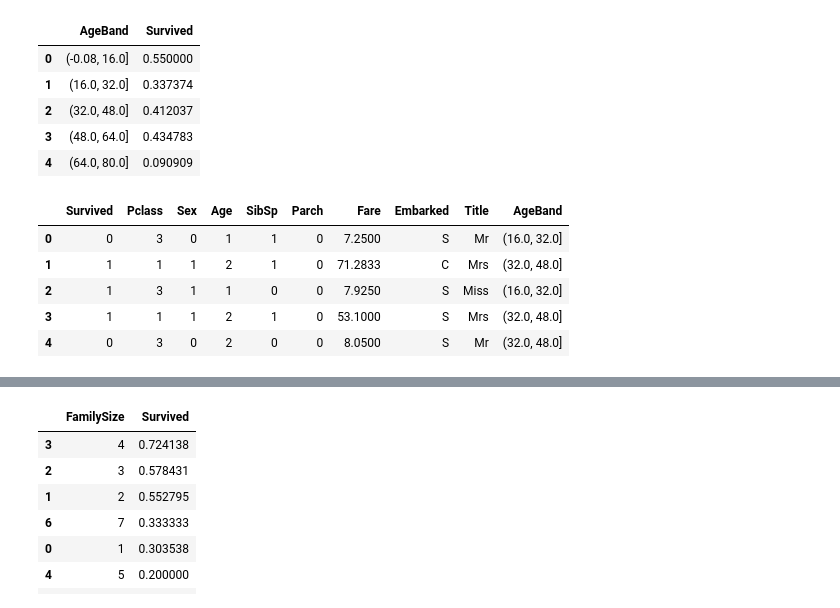
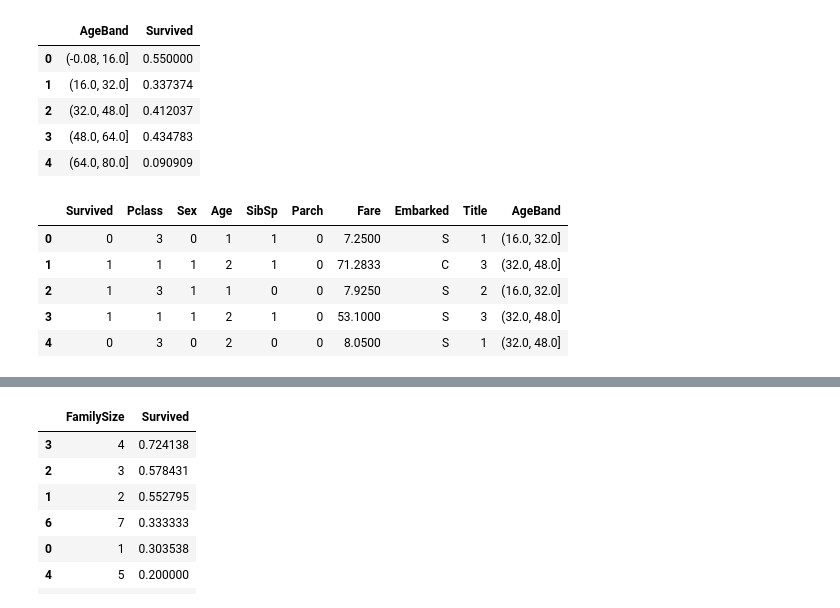
Before and after one commit to yagaoka/kaggle-Competition, a Jupyter notebook: Titanic/Titanic_Data_Science_Solutions.ipynb, the cells around one changed output, grey strips where cells are left out. Cells and saved outputs as stored; diff of their text form; code cells hidden in the pictures.

```diff
--- a/Titanic/Titanic_Data_Science_Solutions.ipynb
+++ b/Titanic/Titanic_Data_Science_Solutions.ipynb
@@ -200,3 +200,10 @@ train_df[["Title", "Survived"]].groupby(["Title"], as_index=False).mean()
 | 2 | Mr | 0.156673 |
 | 3 | Mrs | 0.793651 |
 | 4 | Rare | 0.347826 |
+# %%
+title_mapping = {"Mr": 1, "Miss": 2, "Mrs": 3, "Master": 4, "Rare": 5}
+for dataset in combine:
+    dataset["Title"] = dataset["Title"].map(title_mapping)
+    dataset["Title"] = dataset["Title"].fillna(0)
+
+train_df.head()
@@ -270,19 +284,19 @@ train_df[["AgeBand", "Survived"]].groupby(["AgeBand"], as_index=False).mean().so
 # %%
 for dataset in combine:
     dataset.loc[dataset["Age"] <= 16, "Age"] = 0
     dataset.loc[(dataset["Age"] > 16) & (dataset["Age"] <= 32), "Age"] = 1
     dataset.loc[(dataset["Age"] > 32) & (dataset["Age"] <= 48), "Age"] = 2
     dataset.loc[(dataset["Age"] > 48) & (dataset["Age"] <= 64), "Age"] = 3
-    dataset.loc[(dataset["Age"] > 64), "Age"] = 1
+    dataset.loc[(dataset["Age"] > 64), "Age"] = 4
 
 train_df.head()
 # %% [output]
 |  | Survived | Pclass | Sex | Age | SibSp | Parch | Fare | Embarked | Title | AgeBand |
-| 0 | 0 | 3 | 0 | 1 | 1 | 0 | 7.2500 | S | Mr | (16.0, 32.0] |
-| 1 | 1 | 1 | 1 | 2 | 1 | 0 | 71.2833 | C | Mrs | (32.0, 48.0] |
-| 2 | 1 | 3 | 1 | 1 | 0 | 0 | 7.9250 | S | Miss | (16.0, 32.0] |
-| 3 | 1 | 1 | 1 | 2 | 1 | 0 | 53.1000 | S | Mrs | (32.0, 48.0] |
-| 4 | 0 | 3 | 0 | 2 | 0 | 0 | 8.0500 | S | Mr | (32.0, 48.0] |
+| 0 | 0 | 3 | 0 | 1 | 1 | 0 | 7.2500 | S | 1 | (16.0, 32.0] |
+| 1 | 1 | 1 | 1 | 2 | 1 | 0 | 71.2833 | C | 3 | (32.0, 48.0] |
+| 2 | 1 | 3 | 1 | 1 | 0 | 0 | 7.9250 | S | 2 | (16.0, 32.0] |
+| 3 | 1 | 1 | 1 | 2 | 1 | 0 | 53.1000 | S | 3 | (32.0, 48.0] |
+| 4 | 0 | 3 | 0 | 2 | 0 | 0 | 8.0500 | S | 1 | (32.0, 48.0] |
 # %%
 train_df = train_df.drop(["AgeBand"], axis=1)
 combine = [train_df, test_df]
```
Also changed, not shown: parts of 28 cells of this notebook, 1 other file.
